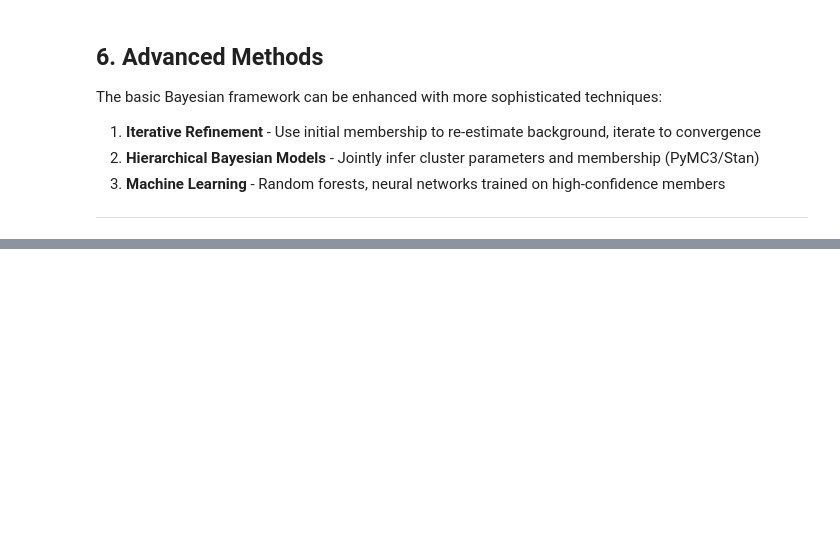
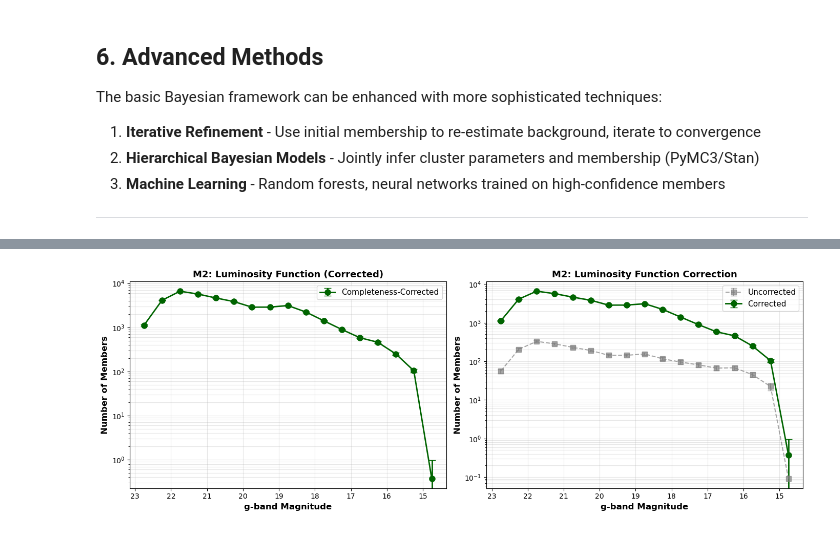
Before and after one commit to padln/phys134, a Jupyter notebook: membership.ipynb, the cells around one changed output, grey strips where cells are left out. Cells and saved outputs as stored; diff of their text form; code cells hidden in the pictures; blank space fills up the shorter version.

```diff
--- a/membership.ipynb
+++ b/membership.ipynb
@@ -1703,0 +1981,79 @@ Error:
+# %%
+# ============================================================================
+# COMPUTE CORRECTED LUMINOSITY FUNCTION (LF)
+# ============================================================================
+
+print("\n" + "="*70)
+print("LUMINOSITY FUNCTION (COMPLETENESS-CORRECTED)")
+print("="*70)
+
+# Define magnitude bins
+mag_bins_lf = np.arange(np.floor(stars_g.min()), np.ceil(stars_g.max()), 0.5)
+mag_centers = (mag_bins_lf[:-1] + mag_bins_lf[1:]) / 2
+dmag = mag_bins_lf[1] - mag_bins_lf[0]
+
+# Count members with completeness correction in each magnitude bin
+N_lf_uncorrected, _ = np.histogram(stars_g, bins=mag_bins_lf, weights=P_combined_safe)
+N_lf_corrected, _ = np.histogram(stars_g, bins=mag_bins_lf, weights=weights_corrected)
+
+# Uncertainties
+N_lf_err_uncorrected = np.sqrt(N_lf_uncorrected)
+N_lf_err_corrected = np.sqrt(N_lf_corrected)
+
+# Plot comparison
+fig, (ax1, ax2) = plt.subplots(1, 2, figsize=(14, 5))
+
+# Luminosity function (corrected)
+mask_nonzero_c = N_lf_corrected > 0
+ax1.errorbar(mag_centers[mask_nonzero_c], N_lf_corrected[mask_nonzero_c],
+             yerr=N_lf_err_corrected[mask_nonzero_c],
+             fmt='o-', color='darkgreen', ecolor='darkgreen', capsize=5, linewidth=2,
+             markersize=8, label='Completeness-Corrected')
+ax1.set_xlabel('g-band Magnitude', fontsize=12, fontweight='bold')
+ax1.set_ylabel('Number of Members', fontsize=12, fontweight='bold')
+ax1.set_title(f'{cluster_name}: Luminosity Function (Corrected)', fontsize=13, fontweight='bold')
+ax1.grid(True, alpha=0.3, which='both')
+ax1.set_yscale('log')
+ax1.legend(fontsize=11)
+ax1.invert_xaxis()
+
+# Comparison: log scale
+mask_nonzero_u = N_lf_uncorrected > 0
+ax2.errorbar(mag_centers[mask_nonzero_u], N_lf_uncorrected[mask_nonzero_u],
+             yerr=N_lf_err_uncorrected[mask_nonzero_u],
+             fmt='s--', color='gray', ecolor='gray', capsize=4, linewidth=1.5,
+             markersize=7, label='Uncorrected', alpha=0.7)
+ax2.errorbar(mag_centers[mask_nonzero_c], N_lf_corrected[mask_nonzero_c],
+             yerr=N_lf_err_corrected[mask_nonzero_c],
+             fmt='o-', color='darkgreen', ecolor='darkgreen', capsize=5, linewidth=2,
+             markersize=8, label='Corrected')
+ax2.set_xlabel('g-band Magnitude', fontsize=12, fontweight='bold')
+ax2.set_ylabel('Number of Members', fontsize=12, fontweight='bold')
+ax2.set_title(f'{cluster_name}: Luminosity Function Correction', fontsize=13, fontweight='bold')
+ax2.grid(True, alpha=0.3, which='both')
+ax2.set_yscale('log')
+ax2.legend(fontsize=11)
+ax2.invert_xaxis()
+
+plt.tight_layout()
+plt.show()
+
+# Print statistics
+total_uncorrected = np.sum(N_lf_uncorrected)
+total_corrected = np.sum(N_lf_corrected)
+print(f"\nTotal Member Count (all magnitudes):")
+print(f"  Uncorrected: {total_uncorrected:.0f}")
+print(f"  Corrected:   {total_corrected:.0f}")
+if total_uncorrected > 0:
+    print(f"  → {total_corrected/total_uncorrected:.2f}× correction factor")
+
+print(f"\nBright end (g < 18):")
+bright_mask = mag_centers < 18
+print(f"  Uncorrected: {np.sum(N_lf_uncorrected[bright_mask]):.0f}")
+print(f"  Corrected:   {np.sum(N_lf_corrected[bright_mask]):.0f}")
+
+print(f"\nFaint end (g > 20):")
+faint_mask = mag_centers > 20
+print(f"  Uncorrected: {np.sum(N_lf_uncorrected[faint_mask]):.0f}")
+print(f"  Corrected:   {np.sum(N_lf_corrected[faint_mask]):.0f}")
+# %% [output]
@@ -1703,0 +2063 @@ Error:
+[figure, added]
```
Also changed, not shown: parts of 13 cells of this notebook, 46 other files.
